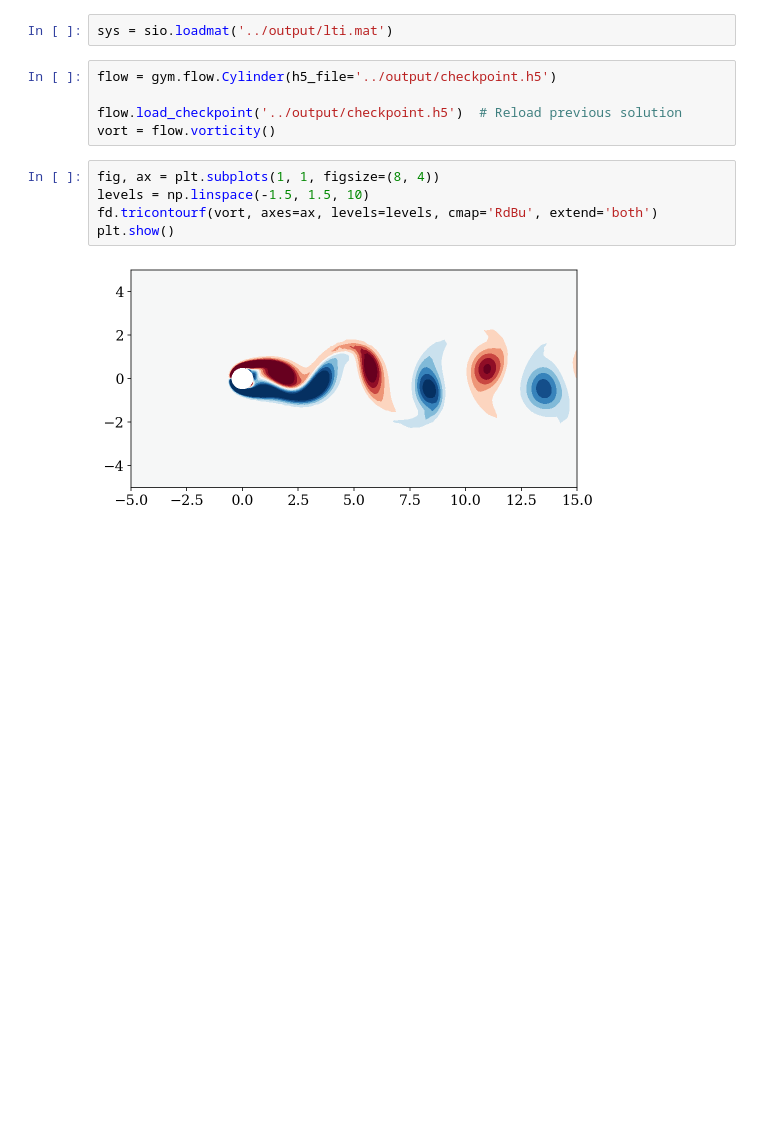
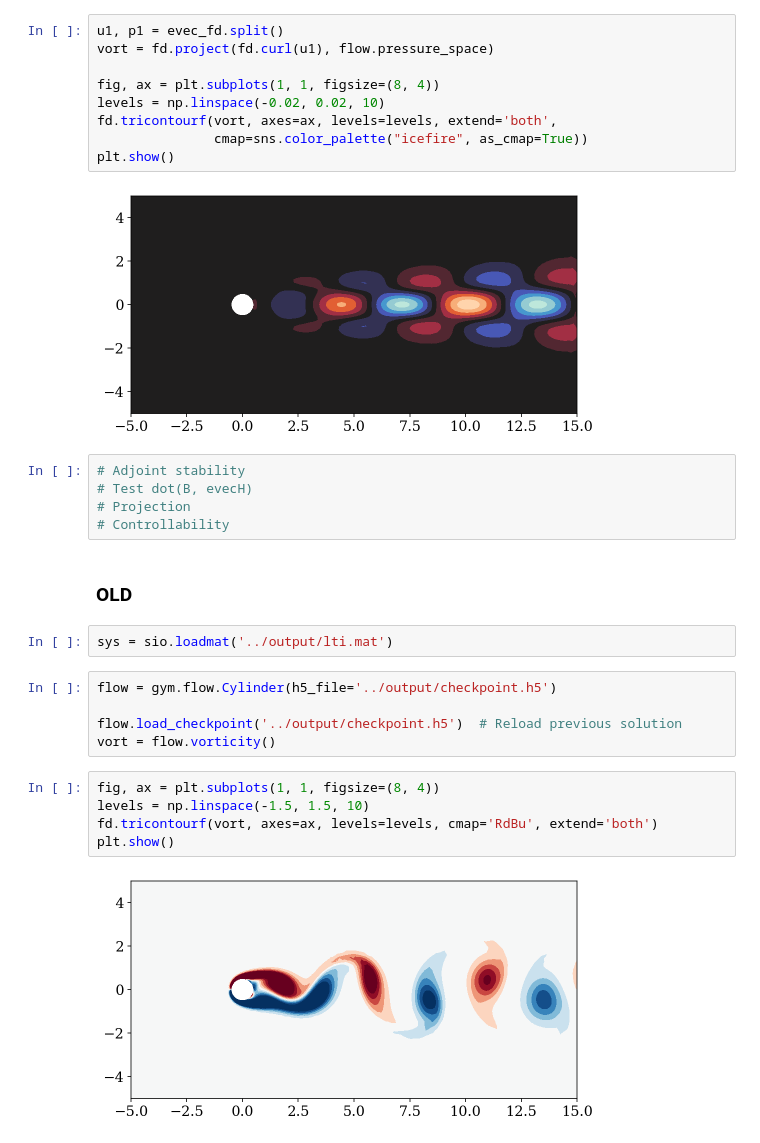
Before and after one commit to dynamicslab/hydrogym, a Jupyter notebook: examples/cylinder/notebooks/controller-design.ipynb, the cells around one changed output. Saved outputs shown, nothing was run; the diff lists cells and outputs as text; blank space fills up the shorter version.

```diff
--- a/examples/cylinder/notebooks/controller-design.ipynb
+++ b/examples/cylinder/notebooks/controller-design.ipynb
@@ -18,3 +52,21 @@ import hydrogym as gym
+# %%
+u1, p1 = evec_fd.split()
+vort = fd.project(fd.curl(u1), flow.pressure_space)
+
+fig, ax = plt.subplots(1, 1, figsize=(8, 4))
+levels = np.linspace(-0.02, 0.02, 10)
+fd.tricontourf(vort, axes=ax, levels=levels, extend='both',
+               cmap=sns.color_palette("icefire", as_cmap=True))
+plt.show()
+# %% [output]
+[figure, added]
+# %%
+# Adjoint stability
+# Test dot(B, evecH)
+# Projection
+# Controllability
+# %% [markdown]
+### OLD
 # %%
 sys = sio.loadmat('../output/lti.mat')
 # %%
```
Also changed, not shown: parts of 6 cells of this notebook, 9 other files.
